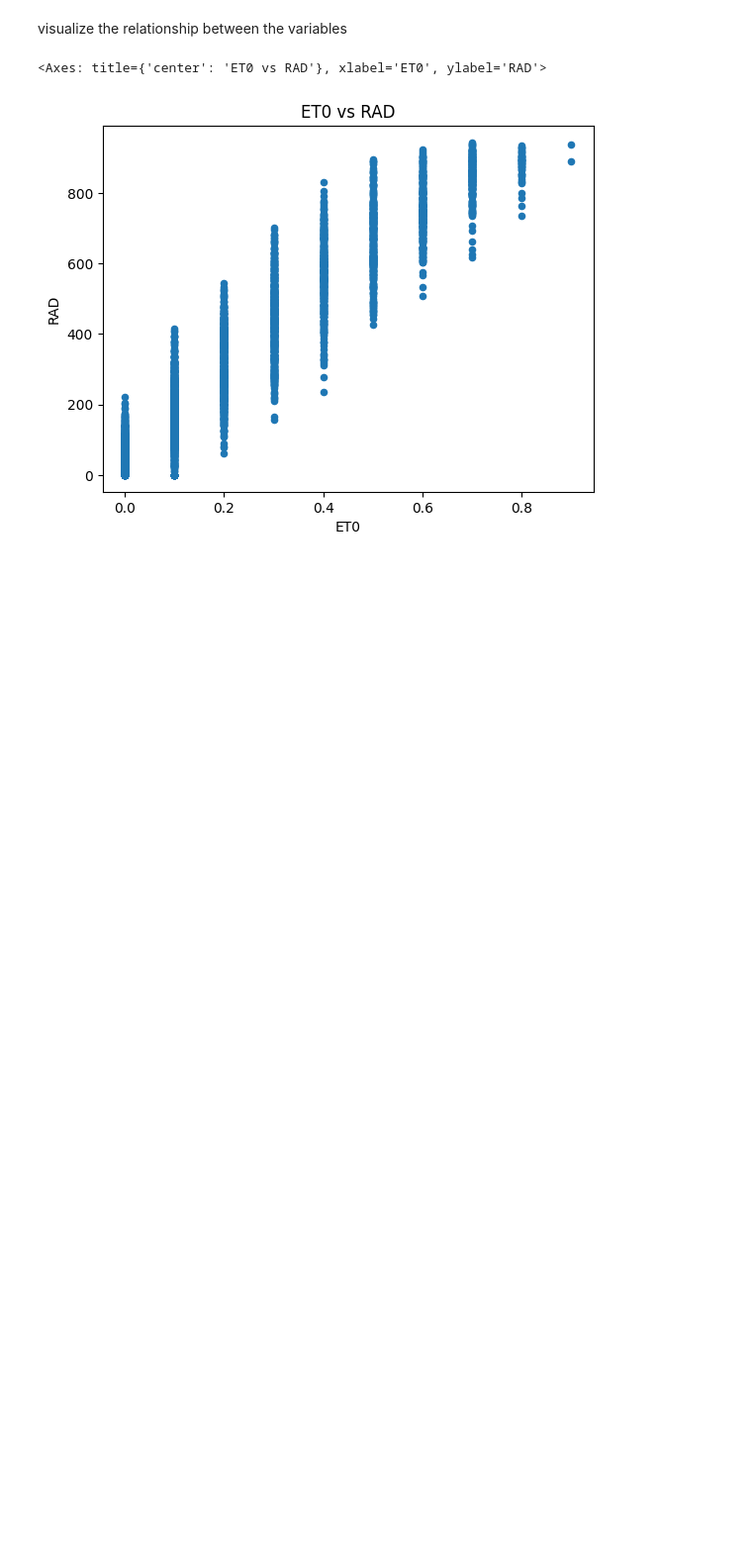
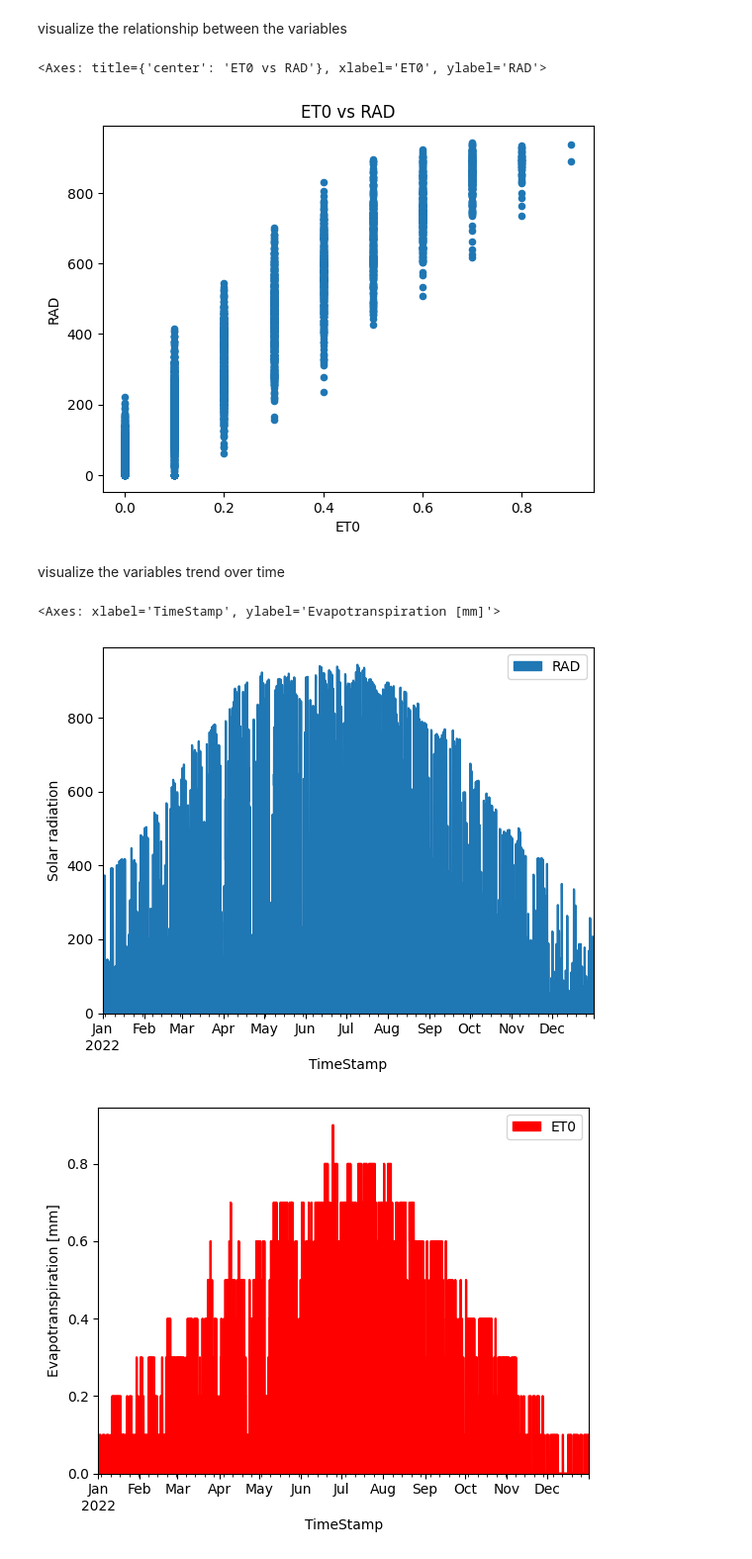
Before and after one commit to ECOPOM/AgTech_Students_PythonCourse, a Jupyter notebook: notebooks/04_pandas.ipynb, the cells around one changed output. Shown at 99% size. Cells and saved outputs as stored; diff of their text form; code cells hidden in the pictures; blank space fills up the shorter version.

Commit message:
image data notebook

```diff
--- a/notebooks/4_pandas.ipynb
+++ b/notebooks/04_pandas.ipynb
@@ -937,3 +939,15 @@ hourly_weather_df.plot.scatter('ET0', 'RAD',
 # %% [output]
 <Axes: title={'center': 'ET0 vs RAD'}, xlabel='ET0', ylabel='RAD'>
 [figure]
+# %% [markdown]
+visualize the variables trend over time
+# %%
+hourly_weather_df.plot.area('TimeStamp', 'RAD',
+                            ylabel='Solar radiation')
+hourly_weather_df.plot.area('TimeStamp', 'ET0',
+                            ylabel='Evapotranspiration [mm]',
+                            color='red')
+# %% [output]
+<Axes: xlabel='TimeStamp', ylabel='Evapotranspiration [mm]'>
+[figure, added]
+[figure, added]
```
Also changed, not shown: parts of 1 cell of this notebook, 2 other files.
